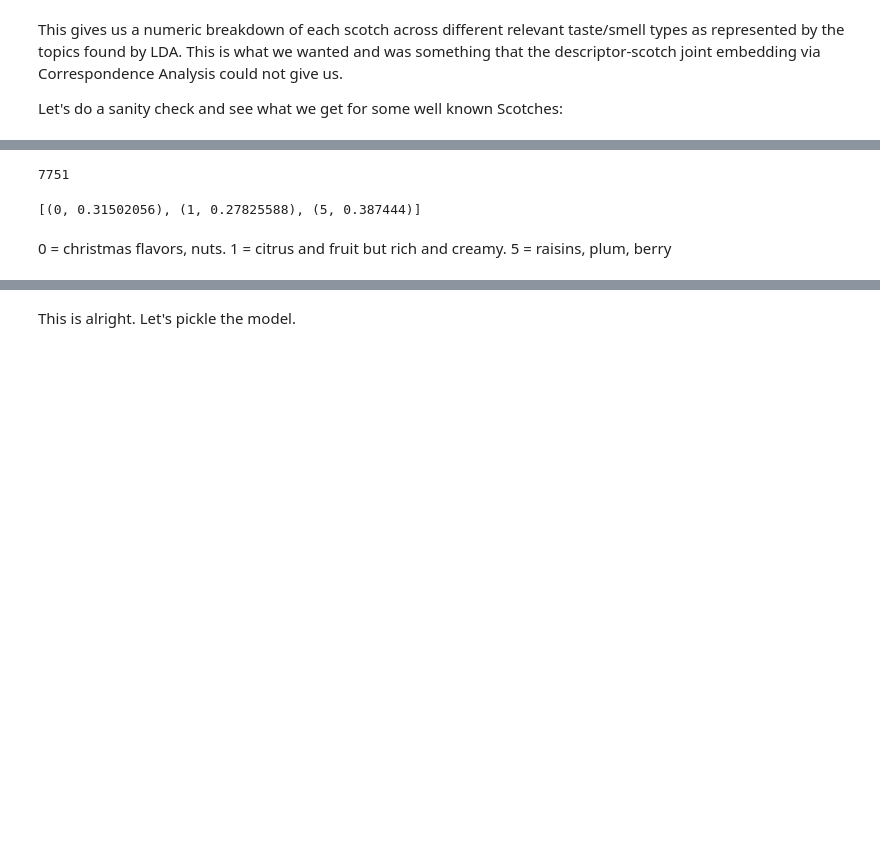
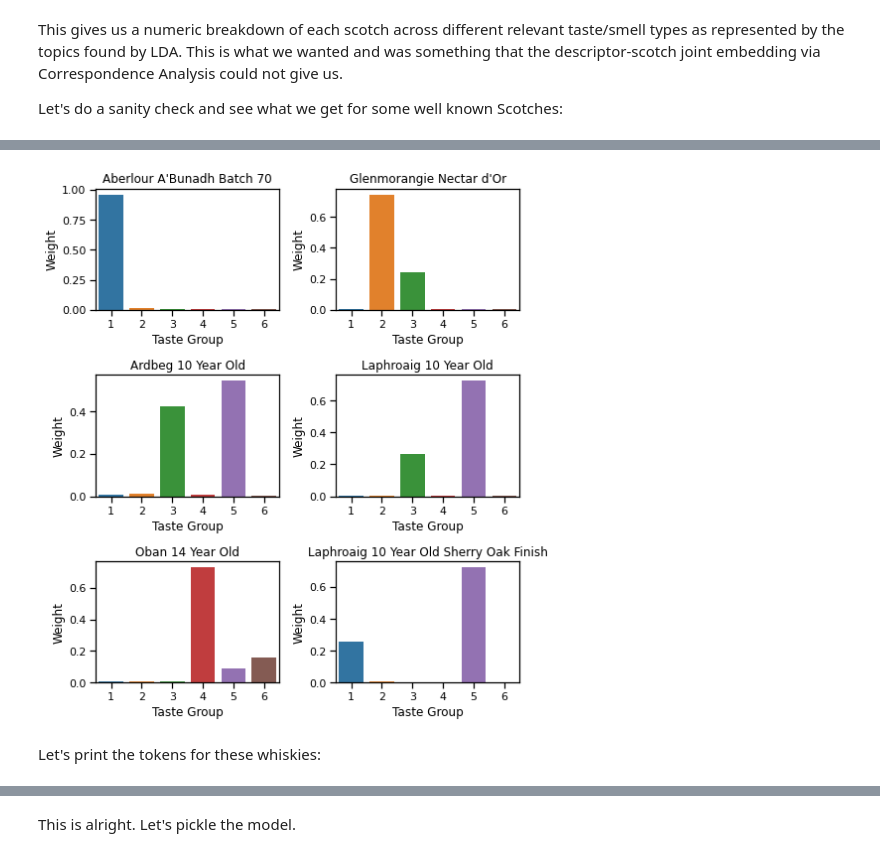
Before and after one commit to admveen/ScotchNLP, a Jupyter notebook: Modeling.ipynb, the cells around one changed output, grey strips where cells are left out. Drawn from its saved outputs; the diff is of its cells as text; code cells hidden in the pictures; blank space fills up the shorter version.

```diff
--- a/Modeling.ipynb
+++ b/Modeling.ipynb
@@ -145,4 +142,0 @@ Let's do a sanity check and see what we get for some well known Scotches:
-# %%
-doc_num = whisk_data[whisk_data['name'] == 'Ardbeg 10 Year Old'].index[0]
-print(doc_num)
-doc_lda_decomp[doc_num]
@@ -162,4 +142,0 @@ Lagavulin is a really complex whisky. My own impressions are that it's smoky and
-# %%
-doc_num = whisk_data[whisk_data['name'] == 'Lagavulin 16 Year Old'].index[0]
-print(doc_num)
-doc_lda_decomp[doc_num]
@@ -183,9 +142,0 @@ One of my favorite whiskies. This tastes like liquid christmas, sweetness, cinam
-# %%
-doc_num = whisk_data[whisk_data['name'] == "Glenfarclas 18 Year Old"].index[0]
-print(doc_num)
-doc_lda_decomp[doc_num]
-# %% [output]
-7751
-[(0, 0.31502056), (1, 0.27825588), (5, 0.387444)]
-# %% [markdown]
-0 = christmas flavors, nuts. 1 = citrus and fruit but rich and creamy. 5 = raisins, plum, berry
@@ -192 +161,31 @@ doc_lda_decomp[doc_num]
+# %%
+def plot_multiplescotchweights(name_list):
+    num_cols = 2
+    num_rows = int(len(name_list)//2)
+    ax_indexer = list(itertools.product(range(num_rows), range(num_cols)))
+
+    doc_num_list = [whisk_data[whisk_data['name'] == scotch_name].index[0] for scotch_name in name_list]
+    fig, ax = plt.subplots(num_rows,num_cols, figsize = (7,8))
+
+    for index,doc_num in enumerate(doc_num_list):
+        name = name_list[index]
+        top_breakdown = doc_lda_decomp[doc_num]
+        topic_index = np.array(list(zip(*top_breakdown))[0]) + 1
+        topic_weight = np.array(list(zip(*top_breakdown))[1])
+        top_breakdown_series = pd.Series(data = topic_weight, index=topic_index).sort_values(ascending = False)
+        sns.barplot(x = top_breakdown_series.index, y = top_breakdown_series.values, ax = ax[ax_indexer[index]])
+        ax[ax_indexer[index]].set_title(name)
+        ax[ax_indexer[index]].set_xlabel('Taste Group')
+        ax[ax_indexer[index]].set_ylabel('Weight')
+
+    plt.tight_layout()
+    plt.savefig(model_image_path +'scotch_topic_breakdown.jpg', dpi = 300, bbox_inches = 'tight' )
+    plt.show()
+# %%
+whisky_list = ["Aberlour A'Bunadh Batch 70","Glenmorangie Nectar d'Or", 'Ardbeg 10 Year Old', 'Laphroaig 10 Year Old', "Oban 14 Year Old", "Laphroaig 10 Year Old Sherry Oak Finish"]
+plot_multiplescotchweights(whisky_list)
+# %% [output]
+[figure, added]
+# %% [markdown]
+Let's print the tokens for these whiskies:
 # %%
```
Also changed, not shown: parts of 25 cells of this notebook, 11 other files.
